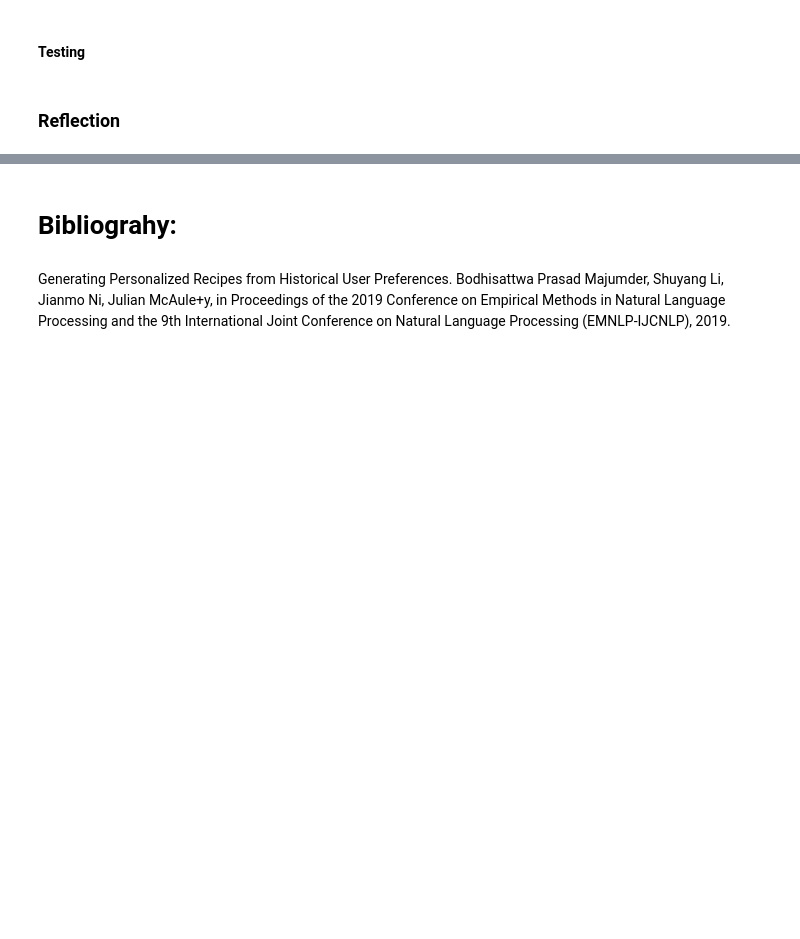
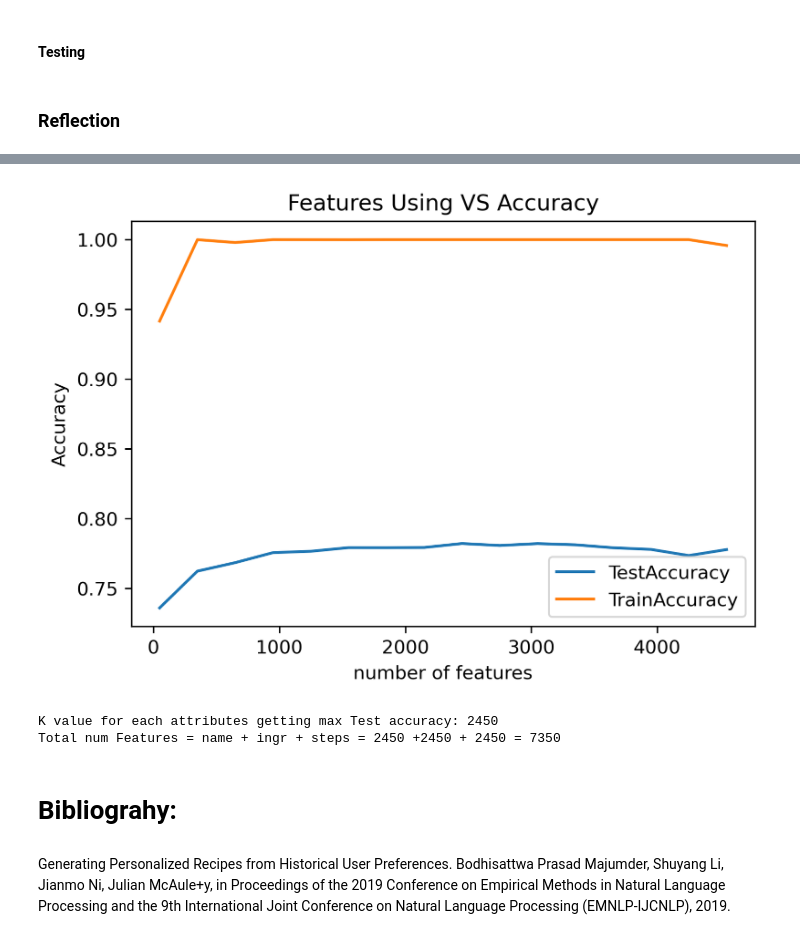
Before and after one commit to lich2000117/Cooking_Time_Estimate, a Jupyter notebook: ass2.ipynb, the cells around one changed output, grey strips where cells are left out. Saved outputs shown, nothing was run; the diff lists cells and outputs as text; code cells hidden in the pictures; blank space fills up the shorter version.

```diff
--- a/ass2.ipynb
+++ b/ass2.ipynb
@@ -909,3 +1038,81 @@ MLP acc Cross_val: 0.775575036593554
+# %%
+sr = '''
+MLP acc Train: 0.941625
+MLP acc Cross_val: 0.7359251571659774
+MLP acc Train: 0.999975
+MLP acc Cross_val: 0.76232503345207
+MLP acc Train: 0.99795
+MLP acc Cross_val: 0.7684001065828355
+MLP acc Train: 1.0
+MLP acc Cross_val: 0.7755750665928041
+MLP acc Train: 0.999975
+MLP acc Cross_val: 0.7765500590942103
+
+MLP acc Train: 0.99995
+MLP acc Cross_val: 0.7791749972240382
+
+MLP acc Train: 1.0
+MLP acc Cross_val: 0.7791501953440542
+
+MLP acc Train: 1.0
+MLP acc Cross_val: 0.7792752228435229
+
+MLP acc Train: 1.0
+MLP acc Cross_val: 0.7821002222220698
+
+MLP acc Train: 1.0
+MLP acc Cross_val: 0.7807001365974603
+
+MLP acc Train: 1.0
+MLP acc Cross_val: 0.7820501215995227
+
+MLP acc Train: 1.0
+MLP acc Cross_val: 0.7812001415979601
+
+MLP acc Train: 1.0
+MLP acc Cross_val: 0.7790751522200384
+
+MLP acc Train: 1.0
+MLP acc Cross_val: 0.7779000947200071
+
+MLP acc Train: 1.0
+MLP acc Cross_val: 0.7734753028342732
+
+MLP acc Train: 0.9958
+MLP acc Cross_val: 0.7777751609681948'''
+
+import re
+ls = re.findall(r'(\d.\d+)', sr)
+
+kl = []
+Test_Accuracy = []
+Train_Accuracy = []
+i=0
+for num in ls:
+    num = float(num)
+
+    if num > 0.85:
+        Train_Accuracy.append(num)
+
+        kl.append(50 + 300*i)
+        i+=1
+    else:
+        Test_Accuracy.append(num)
+# For Submission Test Accuracy
+
+plt.plot(kl, Test_Accuracy, label='TestAccuracy')
+plt.plot(kl, Train_Accuracy, label='TrainAccuracy')
+plt.title('Features Using VS Accuracy')
+plt.ylabel('Accuracy')
+plt.xlabel('number of features')
+plt.legend()
+plt.show()
+print("K value for each attributes getting max Test accuracy:", kl[Test_Accuracy.index(max(Test_Accuracy))])
+print("Total num Features = name + ingr + steps = 2450 +2450 + 2450 = 7350")
+# %% [output]
+[figure, added]
+K value for each attributes getting max Test accuracy: 2450
+Total num Features = name + ingr + steps = 2450 +2450 + 2450 = 7350
 # %% [markdown]
 #
 # Bibliograhy:
```
Also changed, not shown: parts of 32 cells of this notebook, 8 other files.
